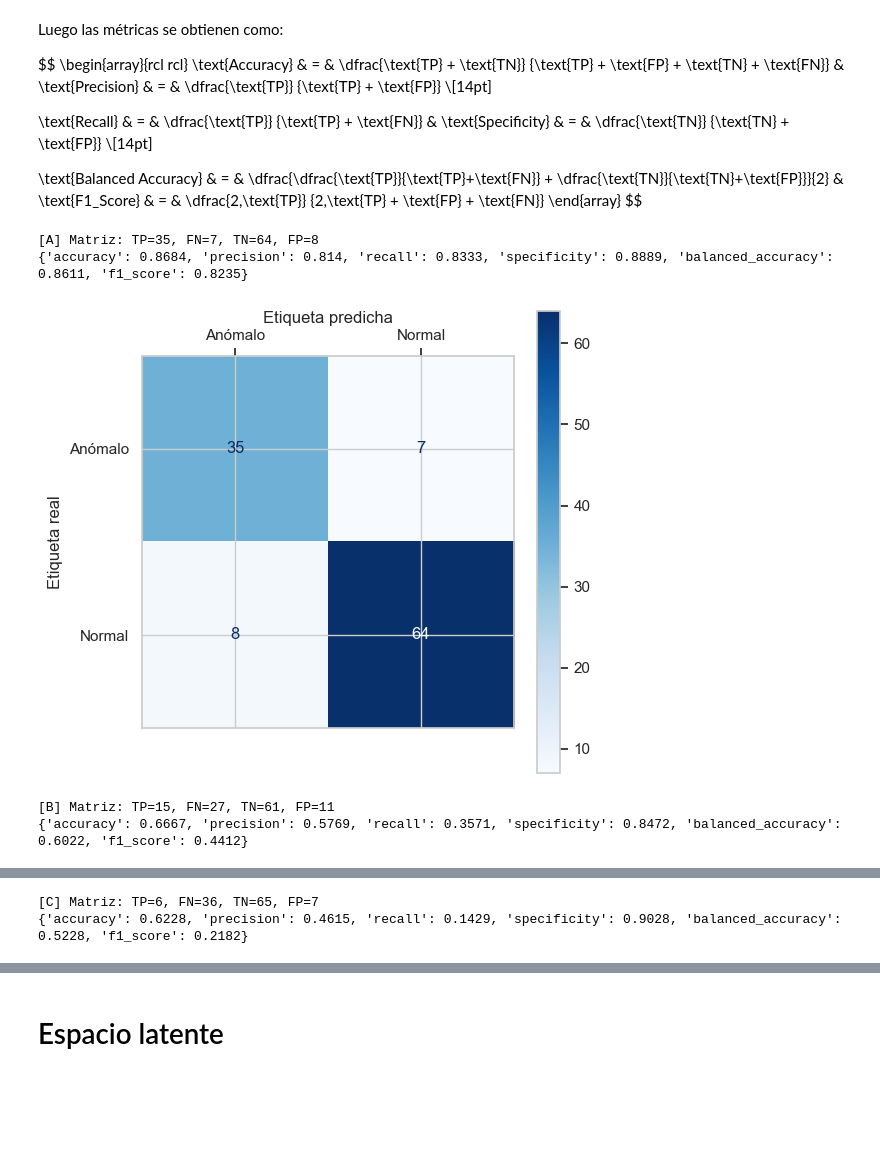
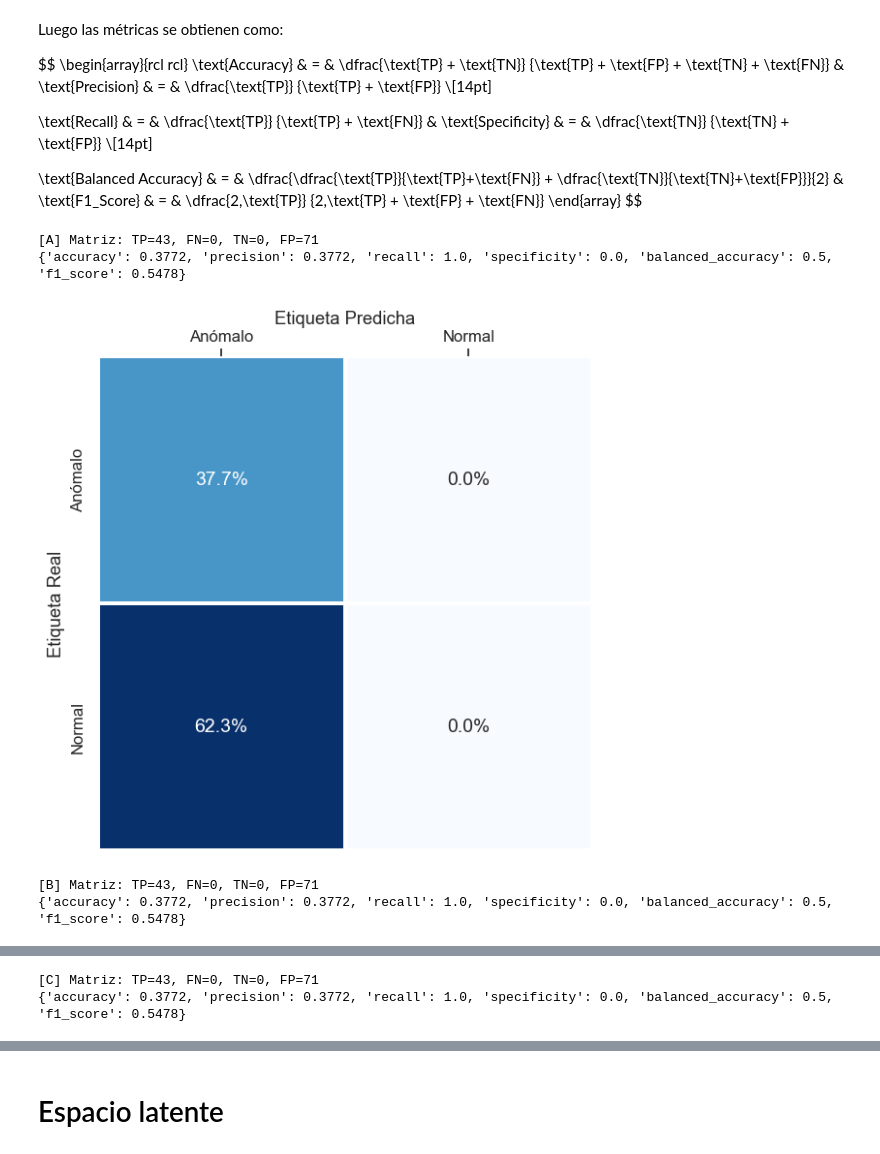
Before and after one commit to matias-cisnero/anomaly-detection-with-autoencoder, a Jupyter notebook: notebooks/test.ipynb, the cells around one changed output, grey strips where cells are left out. Saved outputs shown, nothing was run; the diff lists cells and outputs as text; code cells hidden in the pictures; blank space fills up the shorter version.

Commit message:
pruebas realizadas en el modelo

```diff
--- a/notebooks/test.ipynb
+++ b/notebooks/test.ipynb
@@ -5,14 +5,30 @@ import sys, os
 sys.path.append(os.path.abspath(".."))
 import pandas as pd
 import numpy as np
-from models import Autoencoder
-from utils import crear_conjuntos_con_validacion_estandarizados, get_device, mostrar_resumen_validacion
+from models import Autoencoder, SAE, CAE
+from utils import crear_conjuntos_con_validacion_estandarizados, set_seed, get_device, mostrar_resumen_validacion
+
+set_seed(11)
 
 df = pd.read_csv("../data/breast-cancer-wisconsin.csv")
 print(df.shape)
 
 # Quitamos atributos no necesarios
 df = df.drop(columns=["id", "Unnamed: 32"])
+"""
+atributos_seleccionados = [
+    "diagnosis",
+    "concave points_worst",
+    "perimeter_worst",
+    "concave points_mean",
+    "radius_worst",
+    "perimeter_mean",
+    "area_worst",
+    "radius_mean",
+    "area_mean"
+]
+df = df[atributos_seleccionados]
+"""
 
 # Reemplazamos los valores en diagnosis por 0 y 1
 df["diagnosis"] = df["diagnosis"].map({"M": 1, "B": 0})
@@ -23,6 +39,11 @@ etiquetas = ["A", "B", "C"]
 
 x_test, y_test, x_val, y_val, x_val_norm, y_val_norm, conjuntos_train = conjuntos
 
+# Desempaquetamos los conjuntos A, B y C
+x_train_A, y_train_A = conjuntos_train[0]  # 0% de anómalos
+x_train_B, y_train_B = conjuntos_train[1]  # 10% de anómalos
+x_train_C, y_train_C = conjuntos_train[2]  # 25% de anómalos
+
 device = get_device()
 
 mostrar_resumen_validacion(conjuntos)
@@ -105,7 +123,9 @@ modelo_A.summary()
 # %%
 # Modelos CAE
-#modelo_A = Autoencoder.load(path="../models/CAE_2025-12-06T21.23_lr=0.01_set=A.pth", device=device)
-#modelo_B = Autoencoder.load(path="../models/CAE_2025-12-06T21.25_lr=0.01_set=B.pth", device=device)
-#modelo_C = Autoencoder.load(path="../models/CAE_2025-12-06T21.27_lr=0.01_set=C.pth", device=device)
+#"""
+modelo_A = CAE.load(path="../models/CAE_2025-12-08T20.53_lr=0.001_set=A.pth", device=device)
+modelo_B = CAE.load(path="../models/CAE_2025-12-08T20.54_lr=0.001_set=B.pth", device=device)
+modelo_C = CAE.load(path="../models/CAE_2025-12-08T20.54_lr=0.001_set=C.pth", device=device)
 
-#modelo_A.summary()
+modelo_A.summary()
+#"""
@@ -143,6 +157,7 @@ $$
 # %%
 from utils import (evaluar_reconstruccion, obtener_epsilon,graficar_histograma_errores_reconstruccion,
                    obtener_matriz_confusion, obtener_metricas, graficar_matriz_confusion)
+
 modelos = [modelo_A, modelo_B, modelo_C]
 x_trains = [x_train_A, x_train_B, x_train_C]
 nombres = ["A", "B", "C"]
@@ -153,6 +168,9 @@ epsilons = []
 
 TIPO_NORMA = "L2" #"L1" "L2" "Linf" "MSE"
 TIPO_EPSILON = 2
+
+X = x_test
+Y = y_test
 
 for modelo in modelos:
     _, dnorm = evaluar_reconstruccion(modelo, X[Y==0], device, tipo_norma=TIPO_NORMA)
@@ -211,14 +229,18 @@ $$
 \end{array}
 $$
 # %%
+import matplotlib.pyplot as plt
+import seaborn as sns
+import numpy as np
+
 for nombre, dnorm, danom, eps in zip(nombres, dif_norm, dif_anom, epsilons):
     TP, FN, TN, FP = obtener_matriz_confusion(dnorm, danom, eps)
     print(f"[{nombre}] Matriz: TP={TP}, FN={FN}, TN={TN}, FP={FP}")
     print(obtener_metricas(TP, FN, TN, FP))
-    graficar_matriz_confusion(TP, FN, TN, FP)
+    graficar_matriz_confusion(TP, FN, TN, FP, True)
 # %% [output]
-[A] Matriz: TP=35, FN=7, TN=64, FP=8
-{'accuracy': 0.8684, 'precision': 0.814, 'recall': 0.8333, 'specificity': 0.8889, 'balanced_accuracy': 0.8611, 'f1_score': 0.8235}
+[A] Matriz: TP=43, FN=0, TN=0, FP=71
+{'accuracy': 0.3772, 'precision': 0.3772, 'recall': 1.0, 'specificity': 0.0, 'balanced_accuracy': 0.5, 'f1_score': 0.5478}
-[figure, old version]
+[figure, new version]
-[B] Matriz: TP=15, FN=27, TN=61, FP=11
-{'accuracy': 0.6667, 'precision': 0.5769, 'recall': 0.3571, 'specificity': 0.8472, 'balanced_accuracy': 0.6022, 'f1_score': 0.4412}
+[B] Matriz: TP=43, FN=0, TN=0, FP=71
+{'accuracy': 0.3772, 'precision': 0.3772, 'recall': 1.0, 'specificity': 0.0, 'balanced_accuracy': 0.5, 'f1_score': 0.5478}
@@ -226,2 +248,2 @@ for nombre, dnorm, danom, eps in zip(nombres, dif_norm, dif_anom, epsilons):
-[C] Matriz: TP=6, FN=36, TN=65, FP=7
-{'accuracy': 0.6228, 'precision': 0.4615, 'recall': 0.1429, 'specificity': 0.9028, 'balanced_accuracy': 0.5228, 'f1_score': 0.2182}
+[C] Matriz: TP=43, FN=0, TN=0, FP=71
+{'accuracy': 0.3772, 'precision': 0.3772, 'recall': 1.0, 'specificity': 0.0, 'balanced_accuracy': 0.5, 'f1_score': 0.5478}
```
Also changed, not shown: parts of 17 cells of this notebook, 14 other files.
